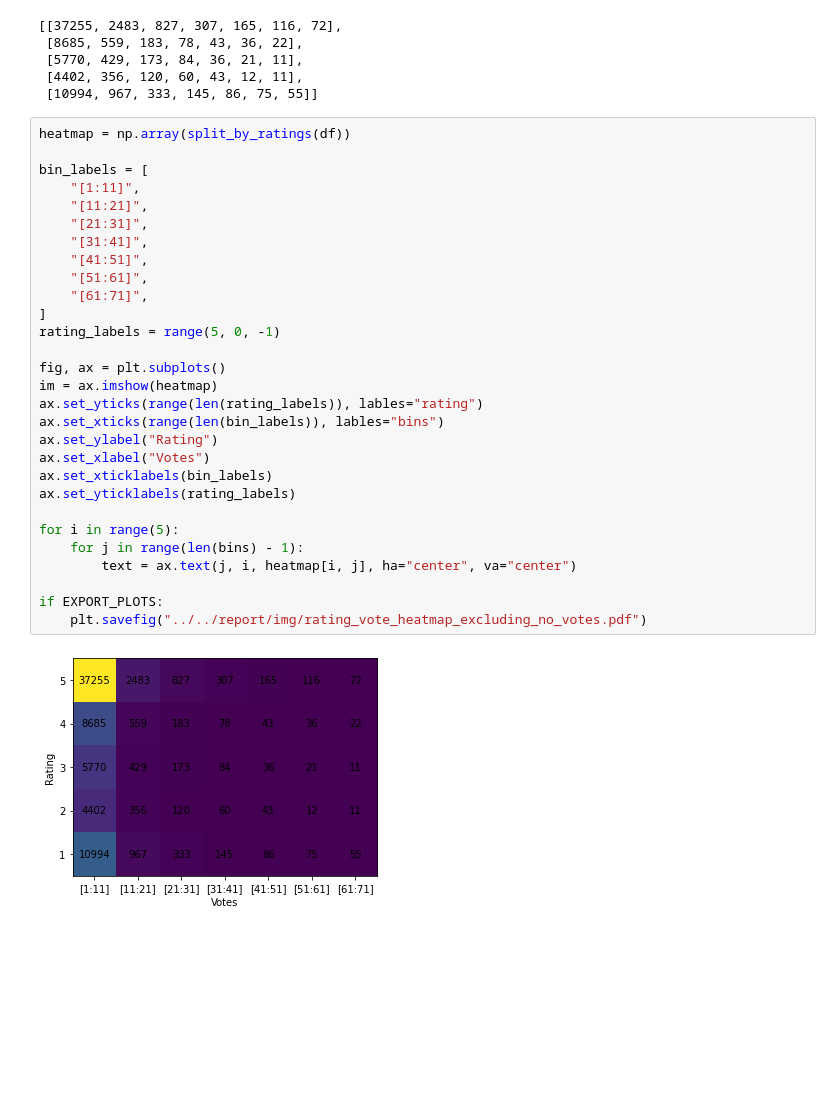
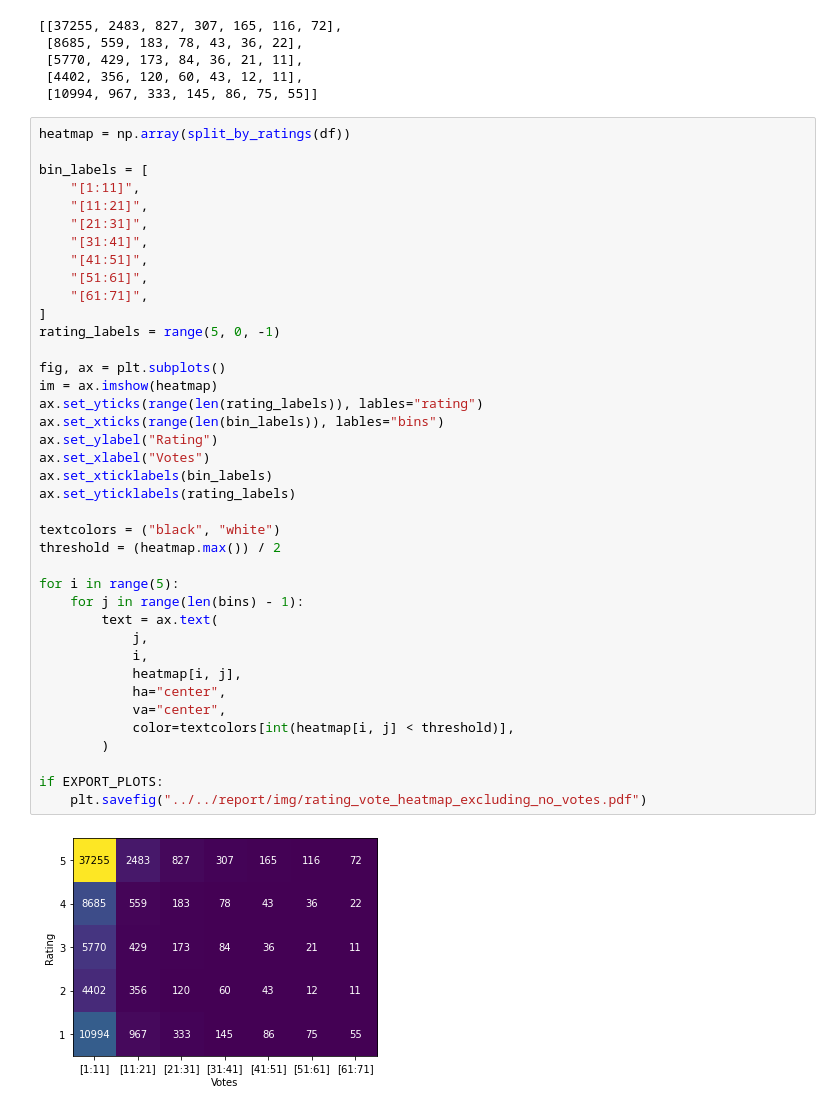
Before and after one commit to AndreasPB/aa-final-project-stuff, a Jupyter notebook: src/plots/vote_plot.ipynb, the cells around one changed output. Saved outputs shown, nothing was run; the diff lists cells and outputs as text; blank space fills up the shorter version.

Commit message:
Fix heatmap text and plot legends (#59)
* Fix plot legends

* Make heatmap text easily readable

```diff
--- a/src/plots/vote_plot.ipynb
+++ b/src/plots/vote_plot.ipynb
@@ -75,31 +75,41 @@ split_by_ratings(df)
 # %%
 heatmap = np.array(split_by_ratings(df))
 
 bin_labels = [
     "[1:11]",
     "[11:21]",
     "[21:31]",
     "[31:41]",
     "[41:51]",
     "[51:61]",
     "[61:71]",
 ]
 rating_labels = range(5, 0, -1)
 
 fig, ax = plt.subplots()
 im = ax.imshow(heatmap)
 ax.set_yticks(range(len(rating_labels)), lables="rating")
 ax.set_xticks(range(len(bin_labels)), lables="bins")
 ax.set_ylabel("Rating")
 ax.set_xlabel("Votes")
 ax.set_xticklabels(bin_labels)
 ax.set_yticklabels(rating_labels)
 
+textcolors = ("black", "white")
+threshold = (heatmap.max()) / 2
+
 for i in range(5):
     for j in range(len(bins) - 1):
-        text = ax.text(j, i, heatmap[i, j], ha="center", va="center")
+        text = ax.text(
+            j,
+            i,
+            heatmap[i, j],
+            ha="center",
+            va="center",
+            color=textcolors[int(heatmap[i, j] < threshold)],
+        )
 
 if EXPORT_PLOTS:
     plt.savefig("../../report/img/rating_vote_heatmap_excluding_no_votes.pdf")
 # %% [output]
-[figure, old version]
+[figure, new version]
```
Also changed, not shown: parts of 4 cells of this notebook, 5 other files.
